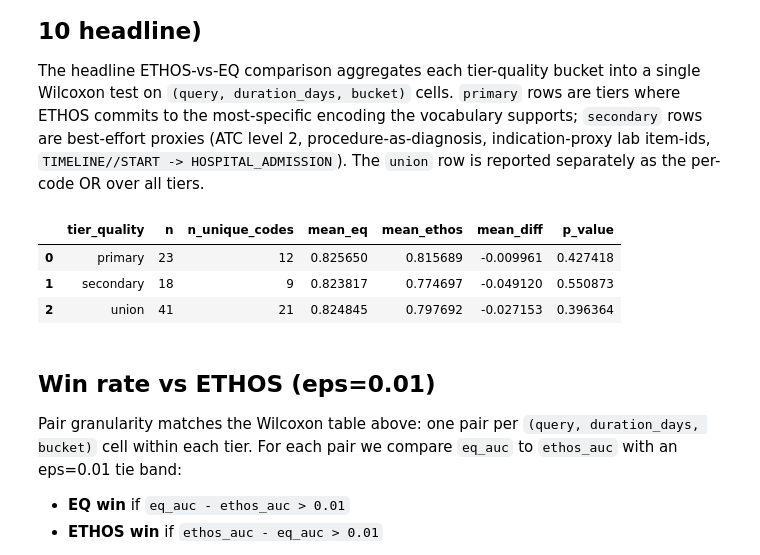
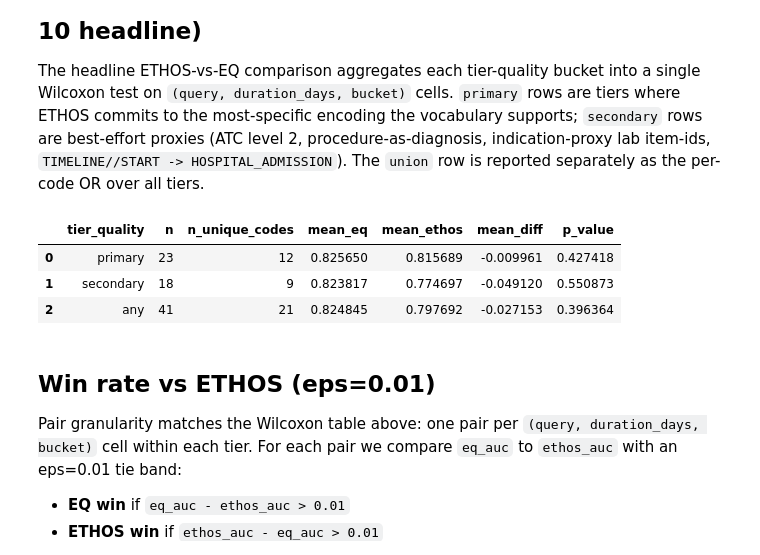
Before and after one commit to mmcdermott/EveryQuery-conditional, a Jupyter notebook: src/every_query/paper_experiments/ethos/comparison.ipynb, the cells around one changed output. Cells and saved outputs as stored; diff of their text form; code cells hidden in the pictures.

```diff
--- a/src/every_query/paper_experiments/ethos/comparison.ipynb
+++ b/src/every_query/paper_experiments/ethos/comparison.ipynb
@@ -228,19 +230,19 @@ tier_quality counts: {'primary': np.uint32(23), 'secondary': np.uint32(63)}
 # %%
-# Tier display order: primary-quality tiers first (exact, lab presence/decile, ICD specific/parent),
-# then secondary-quality (ATC class, procedure-as-diagnosis, mimic indication proxies),
-# then union as the per-code OR.
+# Tier display order: primary-quality tiers first (exact, lab presence/value, dx specific/parent),
+# then secondary-quality (drug class, procedure-as-diagnosis, mimic indication proxies),
+# then any as the per-code OR.
 primary_tier_order = [
     'exact',
-    'drop_bin',
-    'quantile',
-    'quantile_approx',
-    'icd_specific',
-    'icd_crosswalk',
-    'atc_crosswalk',
-    'mimic_item_crosswalk',
+    'lab_no_value',
+    'lab_exact_value',
+    'lab_approx_value',
+    'dx_specific',
+    'dx_parent',
+    'drug_class',
+    'proxy',
 ]
 available_tiers = sorted(merged['tier'].unique().to_list())
-tiers = [t for t in primary_tier_order if t in available_tiers] + (['union'] if 'union' in available_tiers else [])
+tiers = [t for t in primary_tier_order if t in available_tiers] + (['any'] if 'any' in available_tiers else [])
 durations = sorted(merged['duration_days'].unique().to_list())
 buckets = ['id', 'ood']
 n_cols = len(durations) * len(buckets)
@@ -325,7 +327,7 @@ for tier in tiers:
     sub = merged.filter(pl.col('tier') == tier).to_pandas().dropna(subset=['eq_auc', 'ethos_auc'])
     n = len(sub)
     tier_quality = sub['tier_quality'].iloc[0] if n and 'tier_quality' in sub.columns else (
-        'union' if tier == 'union' else float('nan')
+        'any' if tier == 'any' else float('nan')
     )
     if n < 2:
         msg_p = 'NA'
@@ -377,10 +379,10 @@ Aggregated across (duration, bucket) per tier:
 The headline ETHOS-vs-EQ comparison aggregates each tier-quality bucket into a single Wilcoxon test on `(query, duration_days, bucket)` cells. `primary` rows are tiers where ETHOS commits to the most-specific encoding the vocabulary supports; `secondary` rows are best-effort proxies (ATC level 2, procedure-as-diagnosis, indication-proxy lab item-ids, `TIMELINE//START -> HOSPITAL_ADMISSION`). The `union` row is reported separately as the per-code OR over all tiers.
 # %%
 quality_rows = []
-non_union = merged.filter(pl.col('tier') != 'union')
+non_any = merged.filter(pl.col('tier') != 'any')
 for quality in ['primary', 'secondary']:
     sub = (
-        non_union.filter(pl.col('tier_quality') == quality)
+        non_any.filter(pl.col('tier_quality') == quality)
         .to_pandas()
         .dropna(subset=['eq_auc', 'ethos_auc'])
     )
@@ -399,42 +401,42 @@ for quality in ['primary', 'secondary']:
         diff = (sub['ethos_auc'] - sub['eq_auc']).mean()
     quality_rows.append({
         'tier_quality': quality,
         'n': n,
         'n_unique_codes': sub['query'].nunique() if n else 0,
         'mean_eq': float(sub['eq_auc'].mean()) if n else float('nan'),
         'mean_ethos': float(sub['ethos_auc'].mean()) if n else float('nan'),
         'mean_diff': float(diff) if n else float('nan'),
         'p_value': p_val,
     })
 
-union_sub = merged.filter(pl.col('tier') == 'union').to_pandas().dropna(subset=['eq_auc', 'ethos_auc'])
-n_u = len(union_sub)
+any_sub = merged.filter(pl.col('tier') == 'any').to_pandas().dropna(subset=['eq_auc', 'ethos_auc'])
+n_u = len(any_sub)
 if n_u >= 2:
     try:
-        p_u = float(wilcoxon(union_sub['ethos_auc'], union_sub['eq_auc']).pvalue)
+        p_u = float(wilcoxon(any_sub['ethos_auc'], any_sub['eq_auc']).pvalue)
     except ValueError:
         p_u = float('nan')
-    diff_u = (union_sub['ethos_auc'] - union_sub['eq_auc']).mean()
+    diff_u = (any_sub['ethos_auc'] - any_sub['eq_auc']).mean()
 else:
     p_u = float('nan')
     diff_u = float('nan')
 quality_rows.append({
-    'tier_quality': 'union',
+    'tier_quality': 'any',
     'n': n_u,
-    'n_unique_codes': union_sub['query'].nunique() if n_u else 0,
-    'mean_eq': float(union_sub['eq_auc'].mean()) if n_u else float('nan'),
-    'mean_ethos': float(union_sub['ethos_auc'].mean()) if n_u else float('nan'),
+    'n_unique_codes': any_sub['query'].nunique() if n_u else 0,
+    'mean_eq': float(any_sub['eq_auc'].mean()) if n_u else float('nan'),
+    'mean_ethos': float(any_sub['ethos_auc'].mean()) if n_u else float('nan'),
     'mean_diff': float(diff_u) if n_u else float('nan'),
     'p_value': p_u,
 })
 quality_df = pd.DataFrame(quality_rows)
 save_tbl(quality_df, 'ethos_vs_eq_aggregated_by_tier_quality')
 quality_df
 # %% [output]
 |  | tier_quality | n | n_unique_codes | mean_eq | mean_ethos | mean_diff | p_value |
 | 0 | primary | 23 | 12 | 0.825650 | 0.815689 | -0.009961 | 0.427418 |
 | 1 | secondary | 18 | 9 | 0.823817 | 0.774697 | -0.049120 | 0.550873 |
-| 2 | union | 41 | 21 | 0.824845 | 0.797692 | -0.027153 | 0.396364 |
+| 2 | any | 41 | 21 | 0.824845 | 0.797692 | -0.027153 | 0.396364 |
 # %% [markdown]
 ## Win rate vs ETHOS (eps=0.01)
 
```
Also changed, not shown: parts of 11 cells of this notebook, 8 other files.
